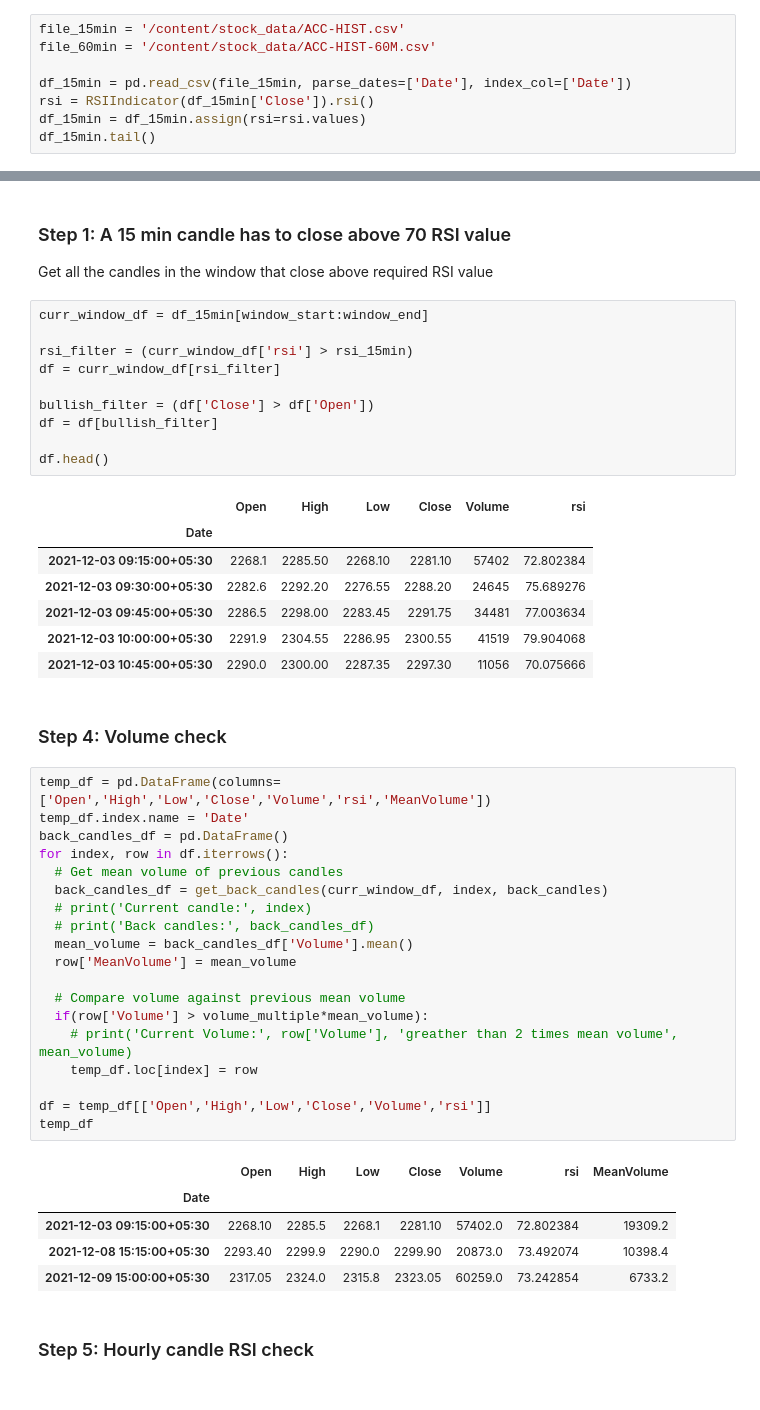
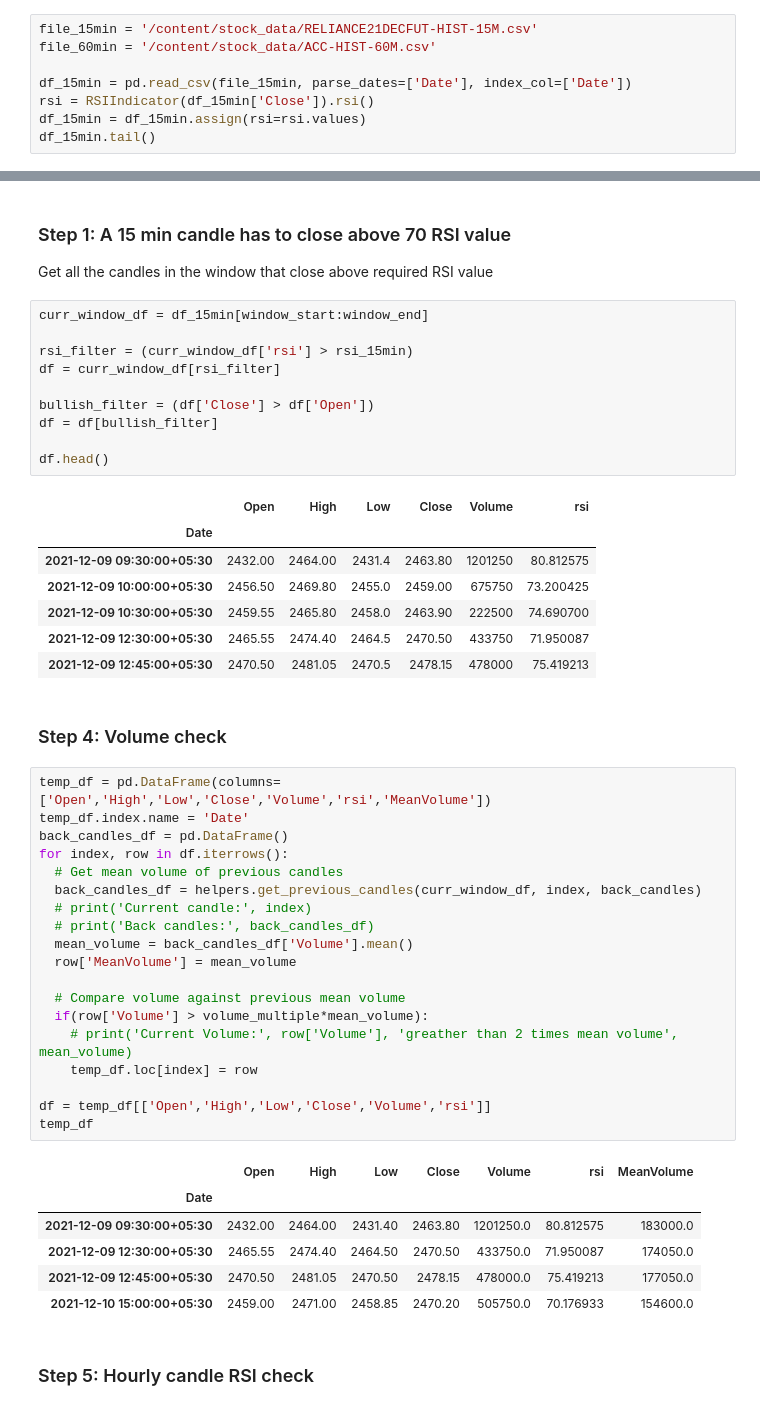
Before and after one commit to hbbtekademy/algo-trading, a Jupyter notebook: python/notebooks/strategies/rsi_strategy/RSIStrategy.ipynb, the cells around one changed output, grey strips where cells are left out. Saved outputs shown, nothing was run; the diff lists cells and outputs as text.

```diff
--- a/python/notebooks/strategies/rsi_strategy/RSIStrategy.ipynb
+++ b/python/notebooks/strategies/rsi_strategy/RSIStrategy.ipynb
@@ -57,7 +82,7 @@ def get_back_candles(df, index, back_count):
 # %% [markdown]
 ## Load 15 min and 60 min stock data and calculate RSI
 # %%
-file_15min = '/content/stock_data/ACC-HIST.csv'
+file_15min = '/content/stock_data/RELIANCE21DECFUT-HIST-15M.csv'
 file_60min = '/content/stock_data/ACC-HIST-60M.csv'
 
 df_15min = pd.read_csv(file_15min, parse_dates=['Date'], index_col=['Date'])
@@ -114,39 +131,40 @@ df.head()
 # %% [output]
 |  | Open | High | Low | Close | Volume | rsi |
 | Date |  |  |  |  |  |  |
-| 2021-12-03 09:15:00+05:30 | 2268.1 | 2285.50 | 2268.10 | 2281.10 | 57402 | 72.802384 |
-| 2021-12-03 09:30:00+05:30 | 2282.6 | 2292.20 | 2276.55 | 2288.20 | 24645 | 75.689276 |
-| 2021-12-03 09:45:00+05:30 | 2286.5 | 2298.00 | 2283.45 | 2291.75 | 34481 | 77.003634 |
-| 2021-12-03 10:00:00+05:30 | 2291.9 | 2304.55 | 2286.95 | 2300.55 | 41519 | 79.904068 |
-| 2021-12-03 10:45:00+05:30 | 2290.0 | 2300.00 | 2287.35 | 2297.30 | 11056 | 70.075666 |
+| 2021-12-09 09:30:00+05:30 | 2432.00 | 2464.00 | 2431.4 | 2463.80 | 1201250 | 80.812575 |
+| 2021-12-09 10:00:00+05:30 | 2456.50 | 2469.80 | 2455.0 | 2459.00 | 675750 | 73.200425 |
+| 2021-12-09 10:30:00+05:30 | 2459.55 | 2465.80 | 2458.0 | 2463.90 | 222500 | 74.690700 |
+| 2021-12-09 12:30:00+05:30 | 2465.55 | 2474.40 | 2464.5 | 2470.50 | 433750 | 71.950087 |
+| 2021-12-09 12:45:00+05:30 | 2470.50 | 2481.05 | 2470.5 | 2478.15 | 478000 | 75.419213 |
 # %% [markdown]
 
 ### Step 4: Volume check
 # %%
 temp_df = pd.DataFrame(columns=['Open','High','Low','Close','Volume','rsi','MeanVolume'])
 temp_df.index.name = 'Date'
 back_candles_df = pd.DataFrame()
 for index, row in df.iterrows():
   # Get mean volume of previous candles
-  back_candles_df = get_back_candles(curr_window_df, index, back_candles)
+  back_candles_df = helpers.get_previous_candles(curr_window_df, index, back_candles)
   # print('Current candle:', index)
   # print('Back candles:', back_candles_df)
   mean_volume = back_candles_df['Volume'].mean()
   row['MeanVolume'] = mean_volume
 
   # Compare volume against previous mean volume
   if(row['Volume'] > volume_multiple*mean_volume):
     # print('Current Volume:', row['Volume'], 'greather than 2 times mean volume', mean_volume)
     temp_df.loc[index] = row
 
 df = temp_df[['Open','High','Low','Close','Volume','rsi']]
 temp_df
 # %% [output]
 |  | Open | High | Low | Close | Volume | rsi | MeanVolume |
 | Date |  |  |  |  |  |  |  |
-| 2021-12-03 09:15:00+05:30 | 2268.10 | 2285.5 | 2268.1 | 2281.10 | 57402.0 | 72.802384 | 19309.2 |
-| 2021-12-08 15:15:00+05:30 | 2293.40 | 2299.9 | 2290.0 | 2299.90 | 20873.0 | 73.492074 | 10398.4 |
-| 2021-12-09 15:00:00+05:30 | 2317.05 | 2324.0 | 2315.8 | 2323.05 | 60259.0 | 73.242854 | 6733.2 |
+| 2021-12-09 09:30:00+05:30 | 2432.00 | 2464.00 | 2431.40 | 2463.80 | 1201250.0 | 80.812575 | 183000.0 |
+| 2021-12-09 12:30:00+05:30 | 2465.55 | 2474.40 | 2464.50 | 2470.50 | 433750.0 | 71.950087 | 174050.0 |
+| 2021-12-09 12:45:00+05:30 | 2470.50 | 2481.05 | 2470.50 | 2478.15 | 478000.0 | 75.419213 | 177050.0 |
+| 2021-12-10 15:00:00+05:30 | 2459.00 | 2471.00 | 2458.85 | 2470.20 | 505750.0 | 70.176933 | 154600.0 |
 # %% [markdown]
 ### Step 5: Hourly candle RSI check
 # %%
```
Also changed, not shown: parts of 11 cells of this notebook.
